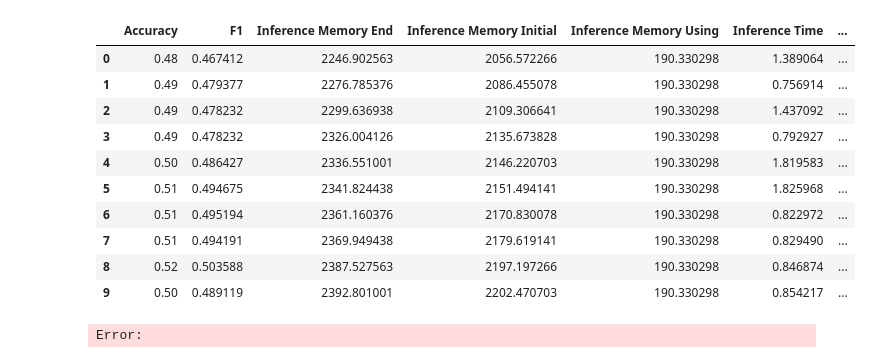
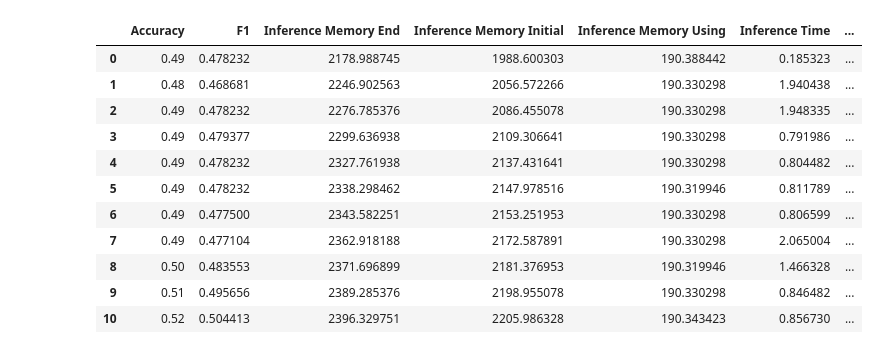
Before and after one commit to Anh39/Project_F, a Jupyter notebook: visualizer.ipynb, the cells around one changed output. Saved outputs shown, nothing was run; the diff lists cells and outputs as text; code cells hidden in the pictures.

```diff
--- a/visualizer.ipynb
+++ b/visualizer.ipynb
@@ -3,9 +3,6 @@ import pandas as pd
 import json
 import matplotlib.pyplot as plt
 from sklearn.metrics import accuracy_score,f1_score,precision_score,recall_score,roc_auc_score
-# %%
-with open('result.json','r') as file:
-    json_data = json.load(file)
 # %%
 mapping = {
     'Train Time' : 'train_time',
@@ -152,15 +94,33 @@ for step in json_data:
-# %%
-df.head(10)
-# %% [output]
-|  | Accuracy | F1 | Inference Memory End | Inference Memory Initial | Inference Memory Using | Inference Time | ... |
-| 0 | 0.48 | 0.467412 | 2246.902563 | 2056.572266 | 190.330298 | 1.389064 | ... |
-| 1 | 0.49 | 0.479377 | 2276.785376 | 2086.455078 | 190.330298 | 0.756914 | ... |
-| 2 | 0.49 | 0.478232 | 2299.636938 | 2109.306641 | 190.330298 | 1.437092 | ... |
-| 3 | 0.49 | 0.478232 | 2326.004126 | 2135.673828 | 190.330298 | 0.792927 | ... |
-| 4 | 0.50 | 0.486427 | 2336.551001 | 2146.220703 | 190.330298 | 1.819583 | ... |
-| 5 | 0.51 | 0.494675 | 2341.824438 | 2151.494141 | 190.330298 | 1.825968 | ... |
-| 6 | 0.51 | 0.495194 | 2361.160376 | 2170.830078 | 190.330298 | 0.822972 | ... |
-| 7 | 0.51 | 0.494191 | 2369.949438 | 2179.619141 | 190.330298 | 0.829490 | ... |
-| 8 | 0.52 | 0.503588 | 2387.527563 | 2197.197266 | 190.330298 | 0.846874 | ... |
-| 9 | 0.50 | 0.489119 | 2392.801001 | 2202.470703 | 190.330298 | 0.854217 | ... |
-Error:
+# %%
+def full_flow(path,print_d : bool = False):
+    result_df = init_df(mapping)
+    json_dat = read_result(path)
+    if (print_d):
+        print_diff(json_dat)
+    process_result(json_dat,result_df,mapping)
+    return result_df
+# %%
+df_selector = full_flow("w_final_res\\399884_0,2_1e_4_1k.json")
+df_selector.index += 1
+df_default = full_flow("w_final_res\\399884_d_1e_4_1k.json")
+df_default.index += 1
+df_single = full_flow("w_final_res\\399884_s_1e_4_1k0.json")
+df_default.loc[0] = df_single.loc[0]
+df_selector.loc[0] = df_single.loc[0]
+df_default = df_default.sort_index()
+df_selector = df_selector.sort_index()
+# %%
+df_selector.head(20)
+# %% [output]
+|  | Accuracy | F1 | Inference Memory End | Inference Memory Initial | Inference Memory Using | Inference Time | ... |
+| 0 | 0.49 | 0.478232 | 2178.988745 | 1988.600303 | 190.388442 | 0.185323 | ... |
+| 1 | 0.48 | 0.468681 | 2246.902563 | 2056.572266 | 190.330298 | 1.940438 | ... |
+| 2 | 0.49 | 0.478232 | 2276.785376 | 2086.455078 | 190.330298 | 1.948335 | ... |
+| 3 | 0.49 | 0.479377 | 2299.636938 | 2109.306641 | 190.330298 | 0.791986 | ... |
+| 4 | 0.49 | 0.478232 | 2327.761938 | 2137.431641 | 190.330298 | 0.804482 | ... |
+| 5 | 0.49 | 0.478232 | 2338.298462 | 2147.978516 | 190.319946 | 0.811789 | ... |
+| 6 | 0.49 | 0.477500 | 2343.582251 | 2153.251953 | 190.330298 | 0.806599 | ... |
+| 7 | 0.49 | 0.477104 | 2362.918188 | 2172.587891 | 190.330298 | 2.065004 | ... |
+| 8 | 0.50 | 0.483553 | 2371.696899 | 2181.376953 | 190.319946 | 1.466328 | ... |
+| 9 | 0.51 | 0.495656 | 2389.285376 | 2198.955078 | 190.330298 | 0.846482 | ... |
+| 10 | 0.52 | 0.504413 | 2396.329751 | 2205.986328 | 190.343423 | 0.856730 | ... |
```
Also changed, not shown: parts of 11 cells of this notebook, 19 other files.
